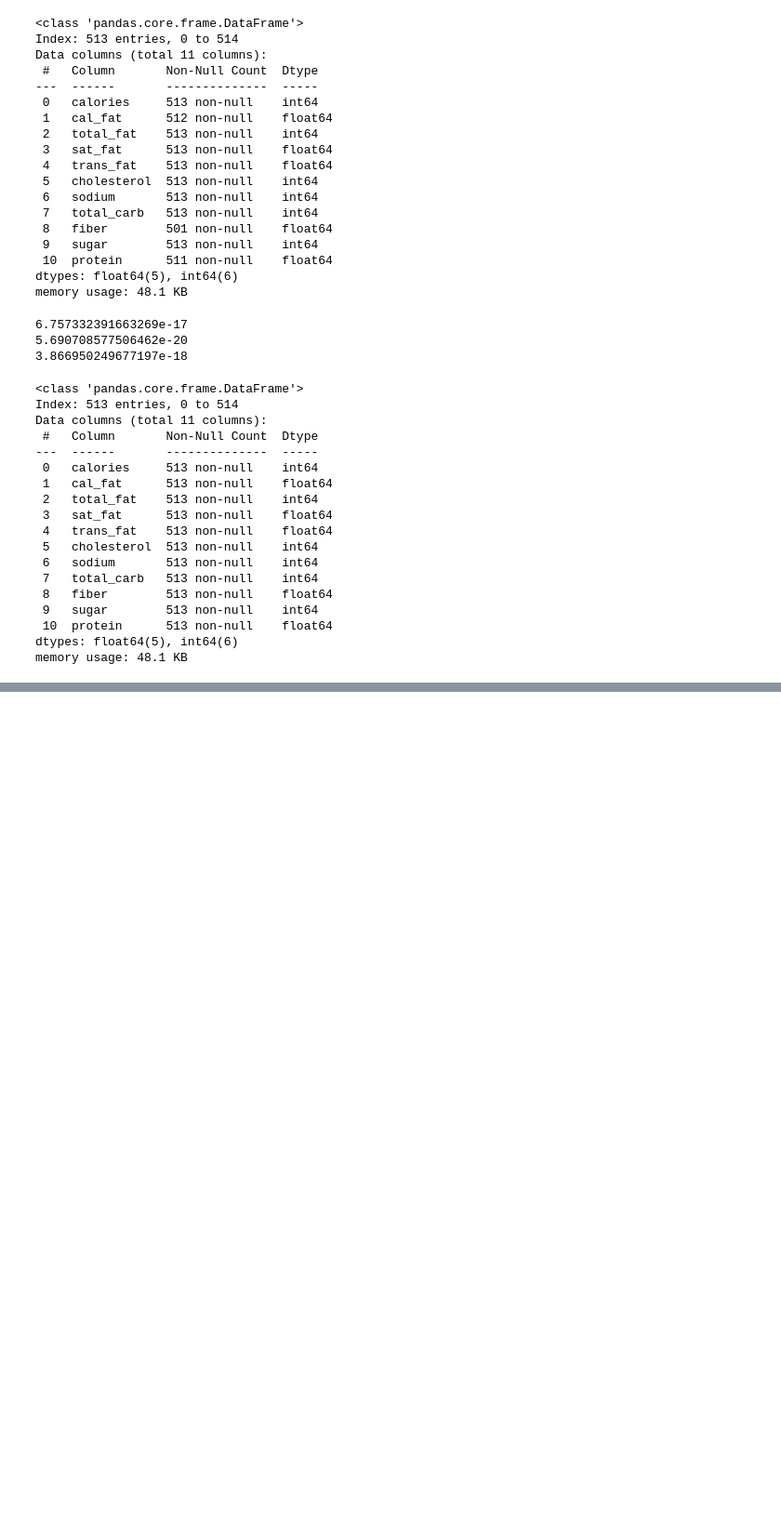
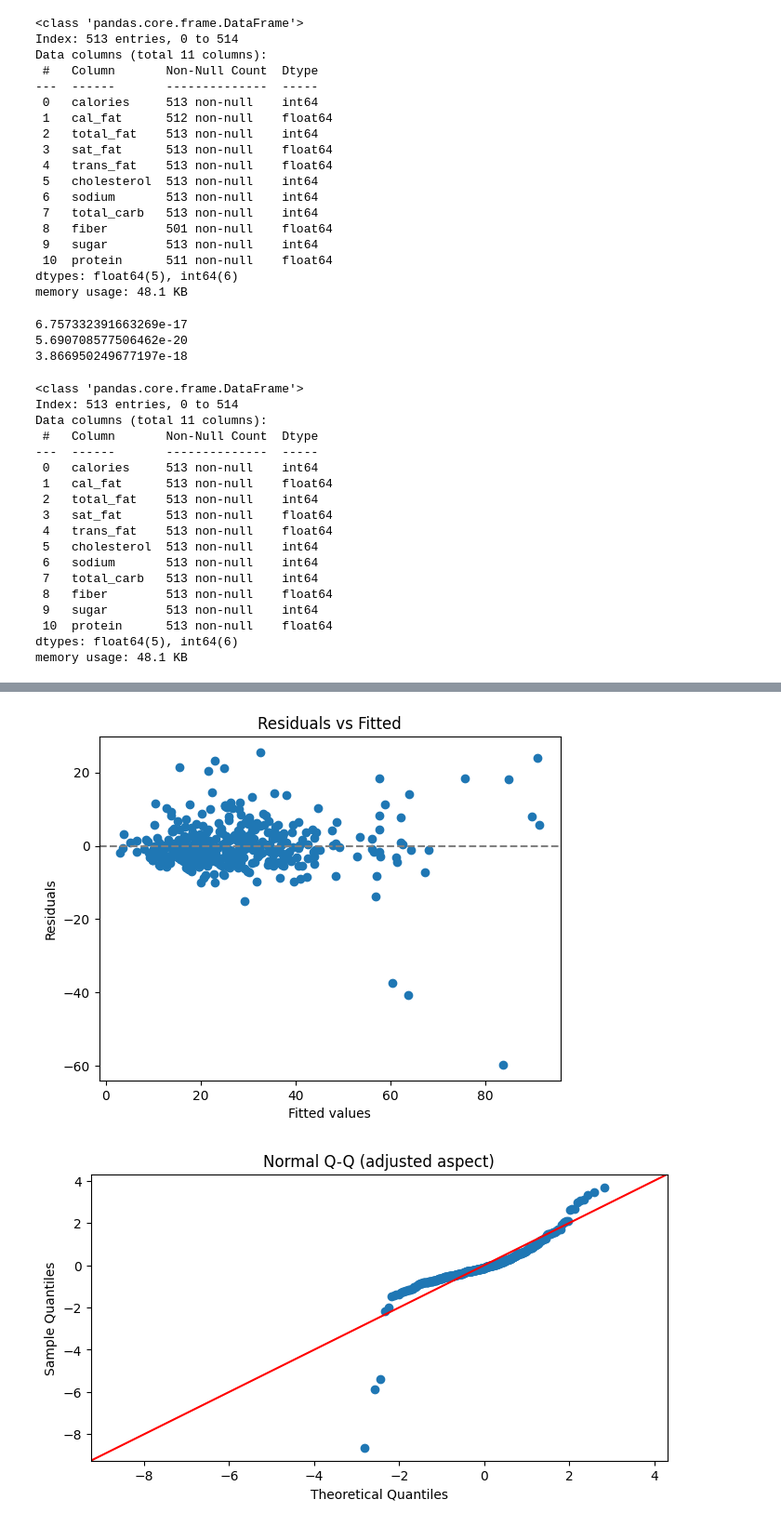
Before and after one commit to filiptrivan/mini-ml-projects, a Jupyter notebook: linear-regression2.ipynb, the cells around one changed output, grey strips where cells are left out. Shown at 93% size. Drawn from its saved outputs; the diff is of its cells as text; code cells hidden in the pictures; blank space fills up the shorter version.

```diff
--- a/linear-regression2.ipynb
+++ b/linear-regression2.ipynb
@@ -119,0 +132,16 @@ memory usage: 48.1 KB
+# %%
+# za dodatnu jedinicu kalorije povecavamo protein za 0.8
+# za dodatnu jedinicu holesterola povecavamo protein za 0.87
+# za dodatnu jedinicu sodiuma povecavamo protein za 0.76
+# granicna vrednost koju cemo da uzmemo kao kriterijum za izbacivanje feature-a je 0.7
+data = data[['calories', 'cholesterol', 'sodium', 'protein']]
+# %%
+import statsmodels.api as sm
+import statsmodels.formula.api as smf
+from sklearn.model_selection import train_test_split
+
+train_data, test_data = train_test_split(data, test_size=0.2, random_state=123)
+
+model = smf.ols(formula=f'protein ~ calories + cholesterol + sodium', data=train_data).fit()
+
+print(model.summary())
@@ -119,0 +205,49 @@ memory usage: 48.1 KB
+# %%
+import matplotlib.pyplot as plt
+import statsmodels.api as sm
+import numpy as np
+
+# Residuals vs Fitted
+plt.scatter(model.fittedvalues, model.resid)
+plt.axhline(0, color='gray', linestyle='--')
+plt.xlabel("Fitted values")
+plt.ylabel("Residuals")
+plt.title("Residuals vs Fitted")
+plt.show()
+
+# Normal Q-Q (širi graf da linija deluje blaže)
+sm.qqplot(model.resid, line='45', fit=True)
+plt.gcf().set_size_inches(8, 4)
+plt.title("Normal Q-Q (adjusted aspect)")
+plt.show()
+
+# Scale-Location
+influence = model.get_influence()
+std_resid = influence.resid_studentized_internal
+abs_sqrt_resid = np.sqrt(np.abs(std_resid))
+plt.scatter(model.fittedvalues, abs_sqrt_resid)
+plt.axhline(np.mean(abs_sqrt_resid), color='gray', linestyle='--')
+plt.xlabel("Fitted values")
+plt.ylabel("√|Standardized Residuals|")
+plt.title("Scale-Location")
+plt.show()
+
+# Residuals vs Leverage + Cook's D threshold
+leverage = influence.hat_matrix_diag
+stud_resid = influence.resid_studentized_external
+cooks_d = influence.cooks_distance[0]
+n = len(model.model.endog)
+thresh = 4 / n
+plt.scatter(leverage, stud_resid, s=1000 * cooks_d, alpha=0.5)
+plt.axhline(0, color='gray', linestyle='--')
+plt.axhline(2, color='red', linestyle='--')
+plt.axhline(-2, color='red', linestyle='--')
+plt.axvline(thresh, color='red', linestyle='--')
+plt.text(thresh, plt.ylim()[1]*0.9, f"Cook's D ≈ {thresh:.3f}", color='red')
+plt.xlabel("Leverage")
+plt.ylabel("Studentized Residuals")
+plt.title("Residuals vs Leverage")
+plt.show()
+# %% [output]
+[figure, added]
+[figure, added]
```
Also changed, not shown: parts of 8 cells of this notebook, 1 other file.
